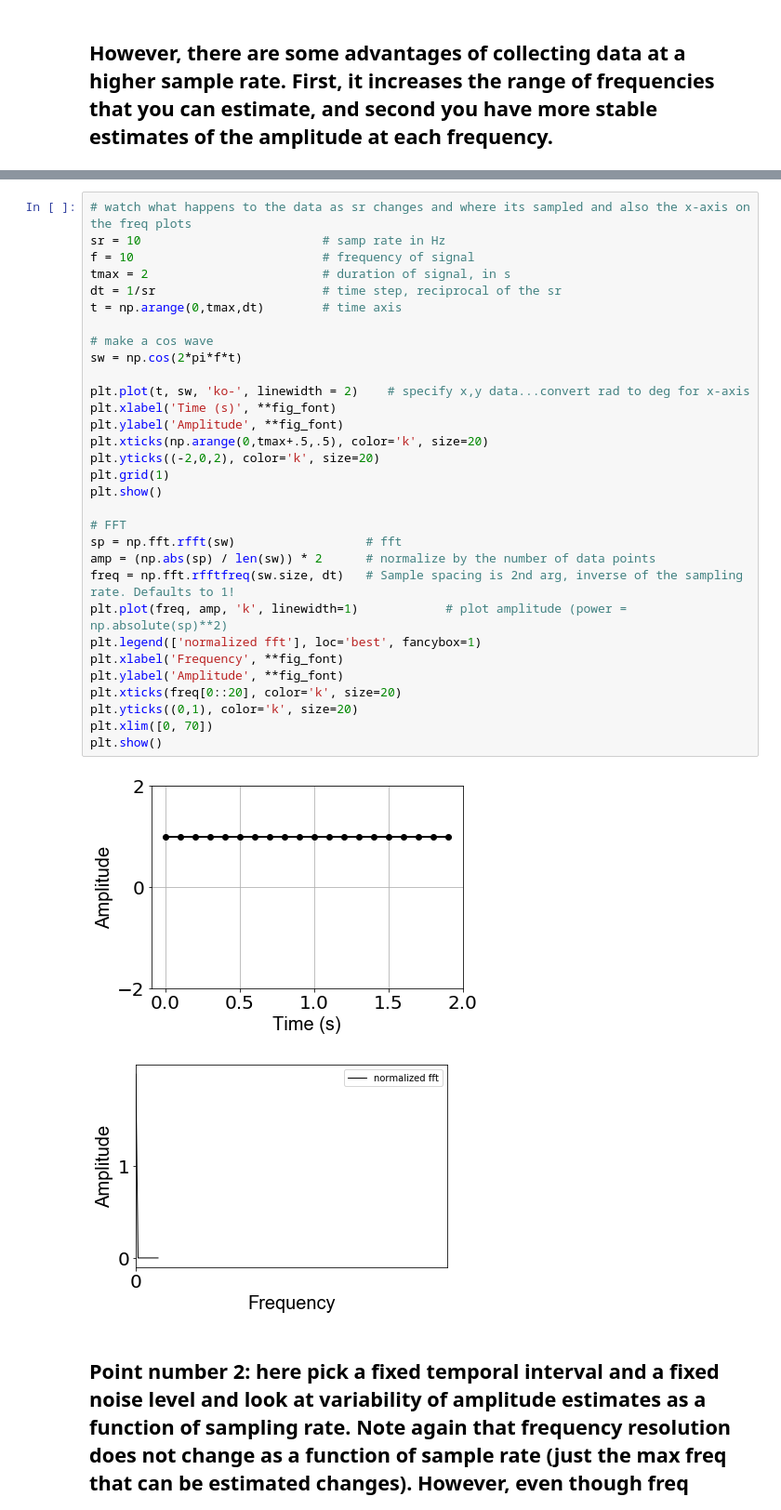
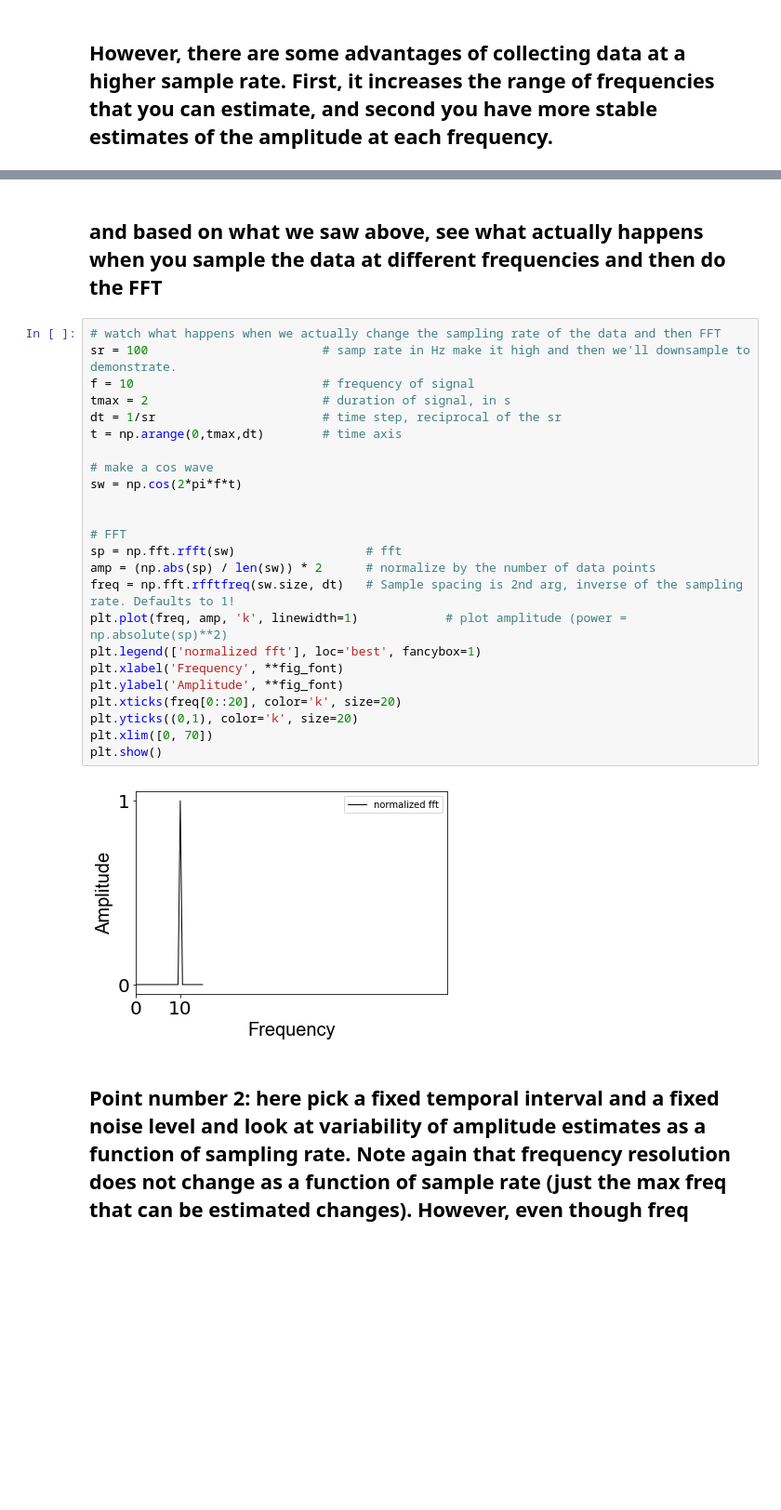
Before and after one commit to TimCSheehan/dev, a Jupyter notebook: Tutorial020_BasicsFFT.ipynb, the cells around one changed output, grey strips where cells are left out. Shown: that part at 93% size. Drawn from its saved outputs; the diff is of its cells as text; blank space fills up the shorter version.

```diff
--- a/Tutorial020_BasicsFFT.ipynb
+++ b/Tutorial020_BasicsFFT.ipynb
@@ -194,36 +237,30 @@ N=fs/dF where dF is the desired frequency interval
+# %% [markdown]
+## and based on what we saw above, see what actually happens when you sample the data at different frequencies and then do the FFT
 # %%
-# watch what happens to the data as sr changes and where its sampled and also the x-axis on the freq plots
-sr = 10                         # samp rate in Hz
+# watch what happens when we actually change the sampling rate of the data and then FFT
+sr = 100                        # samp rate in Hz make it high and then we'll downsample to demonstrate.
 f = 10                          # frequency of signal
 tmax = 2                        # duration of signal, in s
 dt = 1/sr                       # time step, reciprocal of the sr
 t = np.arange(0,tmax,dt)        # time axis
 
 # make a cos wave
 sw = np.cos(2*pi*f*t)
 
-plt.plot(t, sw, 'ko-', linewidth = 2)    # specify x,y data...convert rad to deg for x-axis
-plt.xlabel('Time (s)', **fig_font)
-plt.ylabel('Amplitude', **fig_font)
-plt.xticks(np.arange(0,tmax+.5,.5), color='k', size=20)
-plt.yticks((-2,0,2), color='k', size=20)
-plt.grid(1)
-plt.show()
 
 # FFT
 sp = np.fft.rfft(sw)                  # fft
 amp = (np.abs(sp) / len(sw)) * 2      # normalize by the number of data points
 freq = np.fft.rfftfreq(sw.size, dt)   # Sample spacing is 2nd arg, inverse of the sampling rate. Defaults to 1!
 plt.plot(freq, amp, 'k', linewidth=1)            # plot amplitude (power = np.absolute(sp)**2)
 plt.legend(['normalized fft'], loc='best', fancybox=1)
 plt.xlabel('Frequency', **fig_font)
 plt.ylabel('Amplitude', **fig_font)
 plt.xticks(freq[0::20], color='k', size=20)
 plt.yticks((0,1), color='k', size=20)
 plt.xlim([0, 70])
 plt.show()
 # %% [output]
-[figure, old version]
+[figure, new version]
-[figure, removed]
 # %% [markdown]
 ## Point number 2: here pick a fixed temporal interval and a fixed noise level and look at variability of amplitude estimates as a function of sampling rate. Note again that frequency resolution does not change as a function of sample rate (just the max freq that can be estimated changes). However, even though freq resolution doesn't change as samp rate gets higher you will be better able to more reliably  recover the amplitude of an oscillation in the presence of noise. You can think about this as a curve fitting problem - the more points you have to fit the more stable your fit is going to be...and if you're right at the minimum sample rate to estimate a frequency you're only going to get stable estimates if your signal has no noise.
```
Also changed, not shown: parts of 12 cells of this notebook, 1 other file.
